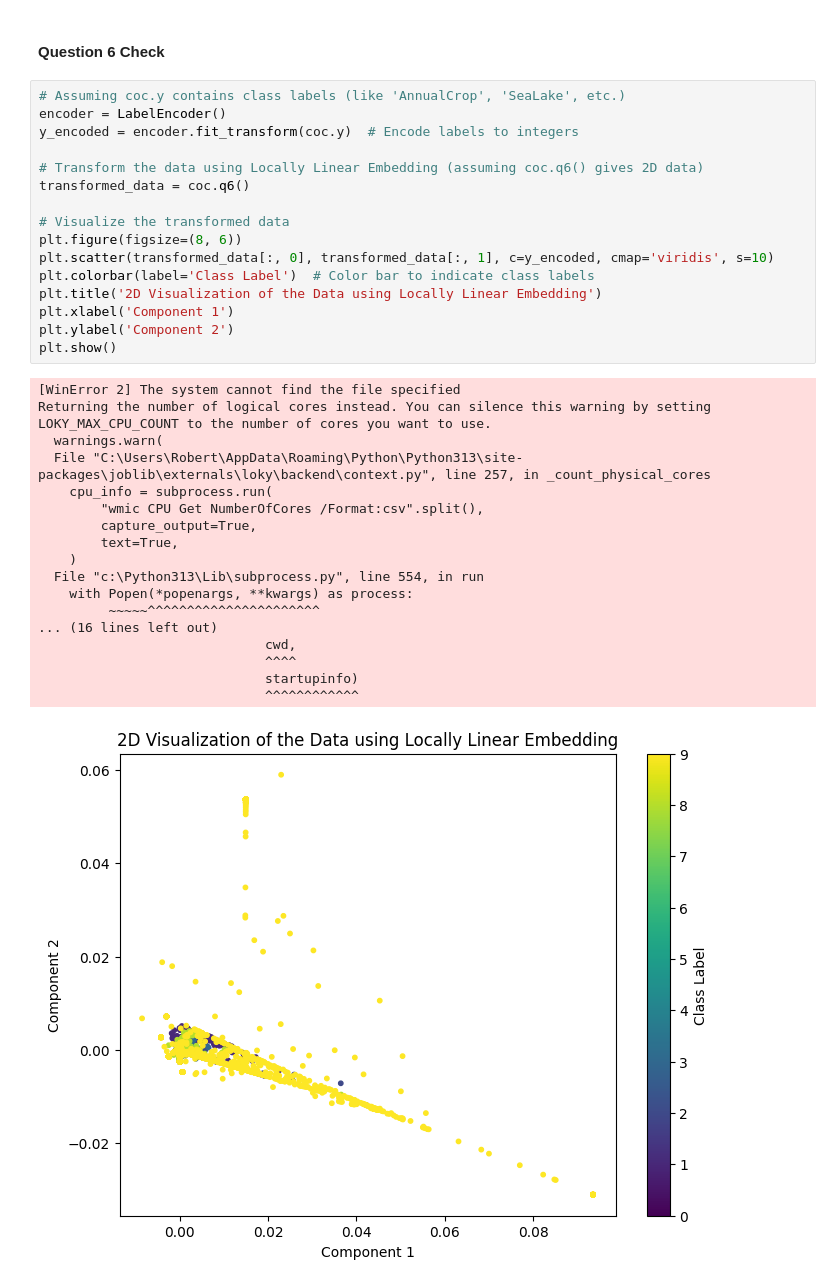
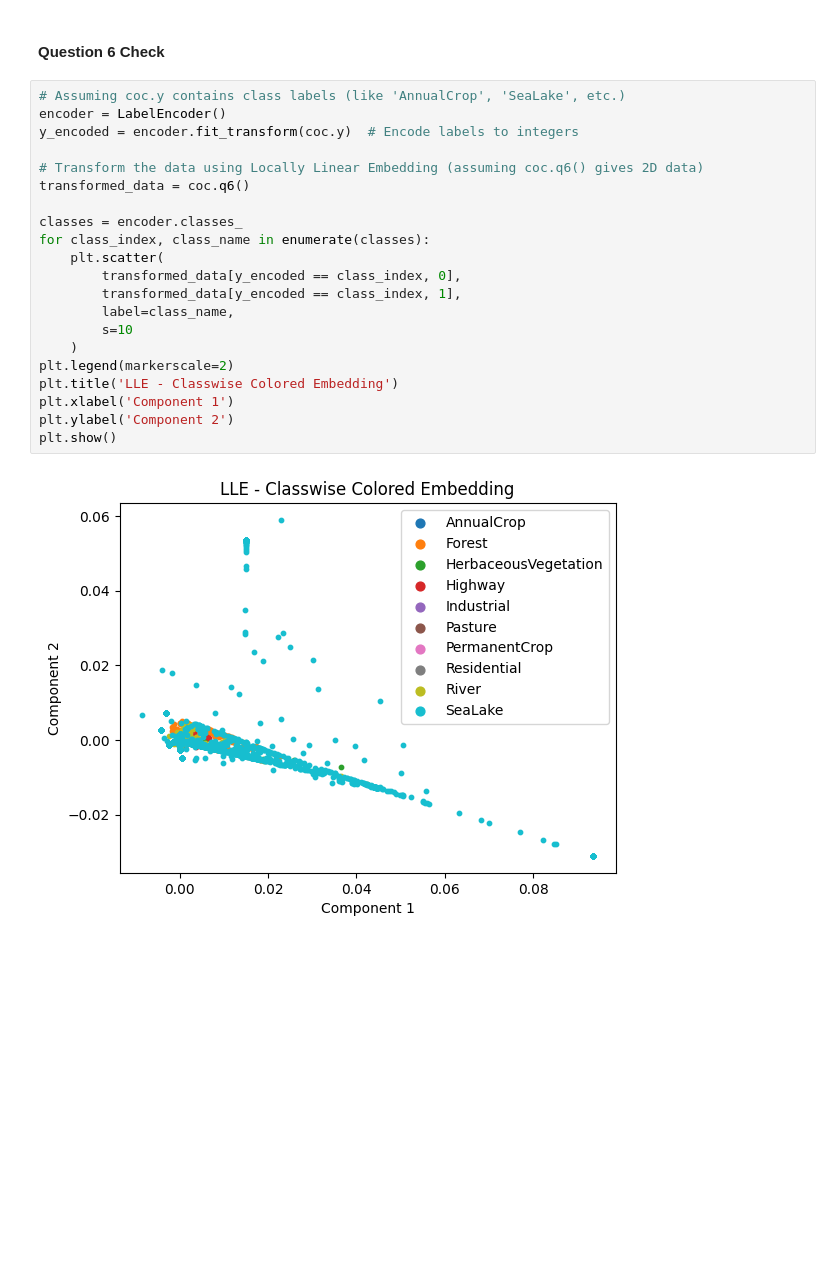
Before and after one commit to Robert151003/DM-Coursework, a Jupyter notebook: coc131_cw.ipynb, the cells around one changed output. Saved outputs shown, nothing was run; the diff lists cells and outputs as text; blank space fills up the shorter version.

```diff
--- a/coc131_cw.ipynb
+++ b/coc131_cw.ipynb
@@ -197,35 +229,23 @@ Conclusion: Splitting method had no effect
 # %%
 # Assuming coc.y contains class labels (like 'AnnualCrop', 'SeaLake', etc.)
 encoder = LabelEncoder()
 y_encoded = encoder.fit_transform(coc.y)  # Encode labels to integers
 
 # Transform the data using Locally Linear Embedding (assuming coc.q6() gives 2D data)
 transformed_data = coc.q6()
 
-# Visualize the transformed data
-plt.figure(figsize=(8, 6))
-plt.scatter(transformed_data[:, 0], transformed_data[:, 1], c=y_encoded, cmap='viridis', s=10)
-plt.colorbar(label='Class Label')  # Color bar to indicate class labels
-plt.title('2D Visualization of the Data using Locally Linear Embedding')
+classes = encoder.classes_
+for class_index, class_name in enumerate(classes):
+    plt.scatter(
+        transformed_data[y_encoded == class_index, 0],
+        transformed_data[y_encoded == class_index, 1],
+        label=class_name,
+        s=10
+    )
+plt.legend(markerscale=2)
+plt.title('LLE - Classwise Colored Embedding')
 plt.xlabel('Component 1')
 plt.ylabel('Component 2')
 plt.show()
 # %% [output]
-[WinError 2] The system cannot find the file specified
-Returning the number of logical cores instead. You can silence this warning by setting LOKY_MAX_CPU_COUNT to the number of cores you want to use.
-  warnings.warn(
-  File "C:\Users\Robert\AppData\Roaming\Python\Python313\site-packages\joblib\externals\loky\backend\context.py", line 257, in _count_physical_cores
-    cpu_info = subprocess.run(
-        "wmic CPU Get NumberOfCores /Format:csv".split(),
-        capture_output=True,
-        text=True,
-    )
-  File "c:\Python313\Lib\subprocess.py", line 554, in run
-    with Popen(*popenargs, **kwargs) as process:
-         ~~~~~^^^^^^^^^^^^^^^^^^^^^^
-... (16 lines left out)
-                             cwd,
-                             ^^^^
-                             startupinfo)
-                             ^^^^^^^^^^^^
-[figure, old version]
+[figure, new version]
```
Also changed, not shown: parts of 4 cells of this notebook, 1 other file.
